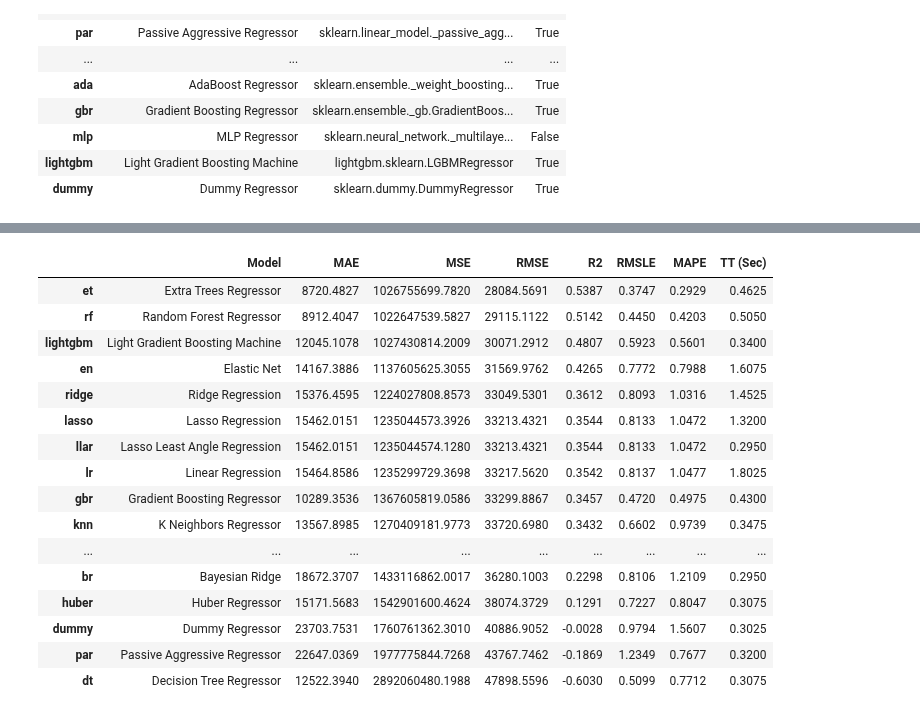
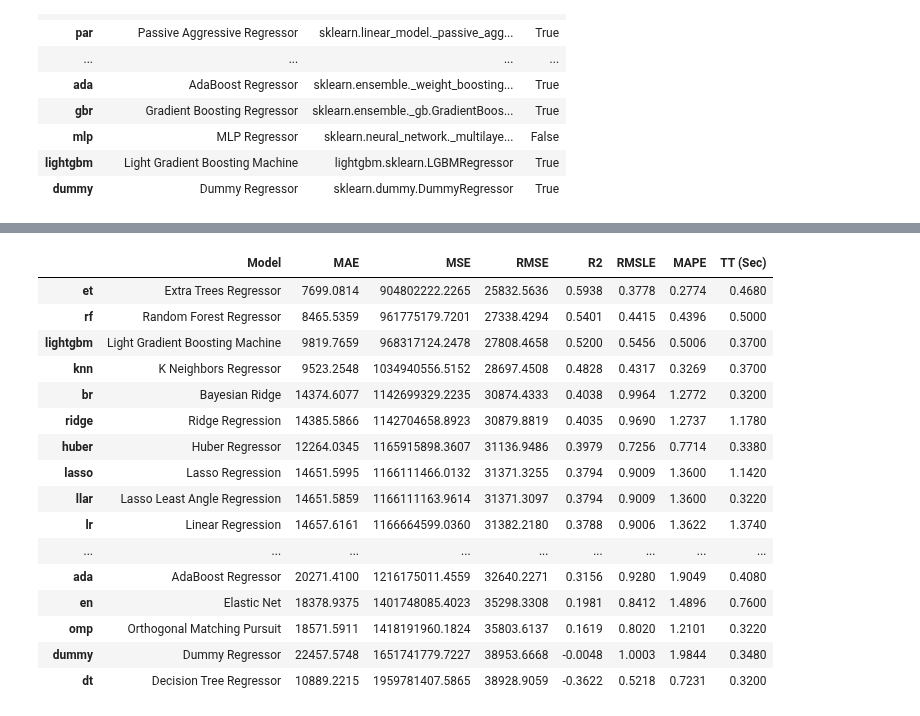
Before and after one commit to yuvraaj2002/AI_Projects, a Jupyter notebook: Smartphone_Price_Prediction/Code.ipynb, the cells around one changed output, grey strips where cells are left out. Cells and saved outputs as stored; diff of their text form; code cells hidden in the pictures.

Commit message:
Compared all the models using pycaret

```diff
--- a/Smartphone_Price_Prediction/Code.ipynb
+++ b/Smartphone_Price_Prediction/Code.ipynb
@@ -552,24 +552,24 @@ models()
 | dummy | Dummy Regressor | sklearn.dummy.DummyRegressor | True |
 # %%
 # Let's get the best model
-best_model = compare_models(fold=4, cross_validation=True)
+best_model = compare_models(fold=5, cross_validation=True)
 # %% [output]
 [interactive output not drawn]
 |  | Model | MAE | MSE | RMSE | R2 | RMSLE | MAPE | TT (Sec) |
-| et | Extra Trees Regressor | 8720.4827 | 1026755699.7820 | 28084.5691 | 0.5387 | 0.3747 | 0.2929 | 0.4625 |
-| rf | Random Forest Regressor | 8912.4047 | 1022647539.5827 | 29115.1122 | 0.5142 | 0.4450 | 0.4203 | 0.5050 |
-| lightgbm | Light Gradient Boosting Machine | 12045.1078 | 1027430814.2009 | 30071.2912 | 0.4807 | 0.5923 | 0.5601 | 0.3400 |
-| en | Elastic Net | 14167.3886 | 1137605625.3055 | 31569.9762 | 0.4265 | 0.7772 | 0.7988 | 1.6075 |
-| ridge | Ridge Regression | 15376.4595 | 1224027808.8573 | 33049.5301 | 0.3612 | 0.8093 | 1.0316 | 1.4525 |
-| lasso | Lasso Regression | 15462.0151 | 1235044573.3926 | 33213.4321 | 0.3544 | 0.8133 | 1.0472 | 1.3200 |
-| llar | Lasso Least Angle Regression | 15462.0151 | 1235044574.1280 | 33213.4321 | 0.3544 | 0.8133 | 1.0472 | 0.2950 |
-| lr | Linear Regression | 15464.8586 | 1235299729.3698 | 33217.5620 | 0.3542 | 0.8137 | 1.0477 | 1.8025 |
-| gbr | Gradient Boosting Regressor | 10289.3536 | 1367605819.0586 | 33299.8867 | 0.3457 | 0.4720 | 0.4975 | 0.4300 |
-| knn | K Neighbors Regressor | 13567.8985 | 1270409181.9773 | 33720.6980 | 0.3432 | 0.6602 | 0.9739 | 0.3475 |
+| et | Extra Trees Regressor | 7699.0814 | 904802222.2265 | 25832.5636 | 0.5938 | 0.3778 | 0.2774 | 0.4680 |
+| rf | Random Forest Regressor | 8465.5359 | 961775179.7201 | 27338.4294 | 0.5401 | 0.4415 | 0.4396 | 0.5000 |
+| lightgbm | Light Gradient Boosting Machine | 9819.7659 | 968317124.2478 | 27808.4658 | 0.5200 | 0.5456 | 0.5006 | 0.3700 |
+| knn | K Neighbors Regressor | 9523.2548 | 1034940556.5152 | 28697.4508 | 0.4828 | 0.4317 | 0.3269 | 0.3700 |
+| br | Bayesian Ridge | 14374.6077 | 1142699329.2235 | 30874.4333 | 0.4038 | 0.9964 | 1.2772 | 0.3200 |
+| ridge | Ridge Regression | 14385.5866 | 1142704658.8923 | 30879.8819 | 0.4035 | 0.9690 | 1.2737 | 1.1780 |
+| huber | Huber Regressor | 12264.0345 | 1165915898.3607 | 31136.9486 | 0.3979 | 0.7256 | 0.7714 | 0.3380 |
+| lasso | Lasso Regression | 14651.5995 | 1166111466.0132 | 31371.3255 | 0.3794 | 0.9009 | 1.3600 | 1.1420 |
+| llar | Lasso Least Angle Regression | 14651.5859 | 1166111163.9614 | 31371.3097 | 0.3794 | 0.9009 | 1.3600 | 0.3220 |
+| lr | Linear Regression | 14657.6161 | 1166664599.0360 | 31382.2180 | 0.3788 | 0.9006 | 1.3622 | 1.3740 |
 | ... | ... | ... | ... | ... | ... | ... | ... | ... |
-| br | Bayesian Ridge | 18672.3707 | 1433116862.0017 | 36280.1003 | 0.2298 | 0.8106 | 1.2109 | 0.2950 |
-| huber | Huber Regressor | 15171.5683 | 1542901600.4624 | 38074.3729 | 0.1291 | 0.7227 | 0.8047 | 0.3075 |
-| dummy | Dummy Regressor | 23703.7531 | 1760761362.3010 | 40886.9052 | -0.0028 | 0.9794 | 1.5607 | 0.3025 |
-| par | Passive Aggressive Regressor | 22647.0369 | 1977775844.7268 | 43767.7462 | -0.1869 | 1.2349 | 0.7677 | 0.3200 |
-| dt | Decision Tree Regressor | 12522.3940 | 2892060480.1988 | 47898.5596 | -0.6030 | 0.5099 | 0.7712 | 0.3075 |
+| ada | AdaBoost Regressor | 20271.4100 | 1216175011.4559 | 32640.2271 | 0.3156 | 0.9280 | 1.9049 | 0.4080 |
+| en | Elastic Net | 18378.9375 | 1401748085.4023 | 35298.3308 | 0.1981 | 0.8412 | 1.4896 | 0.7600 |
+| omp | Orthogonal Matching Pursuit | 18571.5911 | 1418191960.1824 | 35803.6137 | 0.1619 | 0.8020 | 1.2101 | 0.3220 |
+| dummy | Dummy Regressor | 22457.5748 | 1651741779.7227 | 38953.6668 | -0.0048 | 1.0003 | 1.9844 | 0.3480 |
+| dt | Decision Tree Regressor | 10889.2215 | 1959781407.5865 | 38928.9059 | -0.3622 | 0.5218 | 0.7231 | 0.3200 |
 [interactive output not drawn]
```
Also changed, not shown: parts of 6 cells of this notebook.
